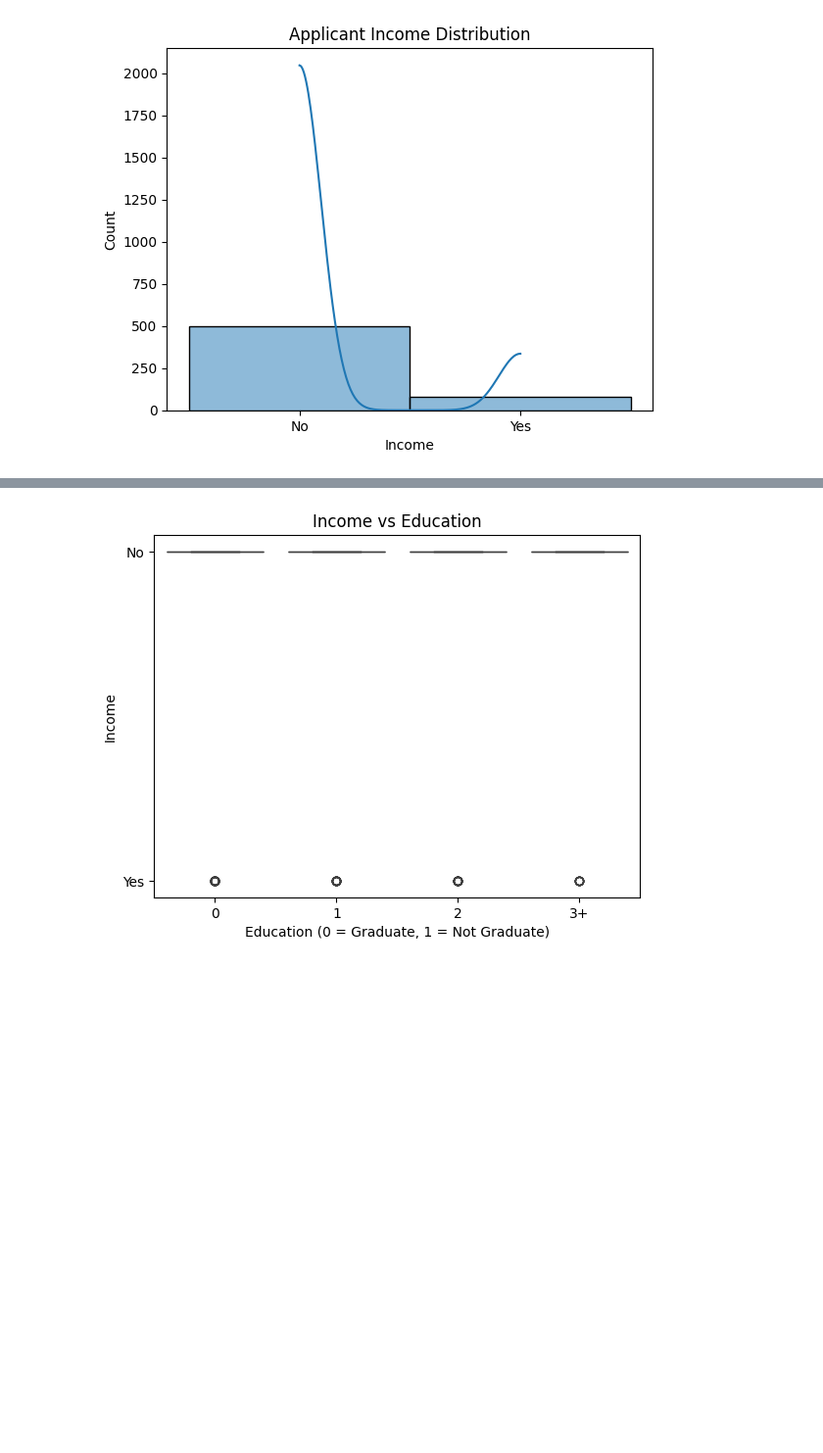
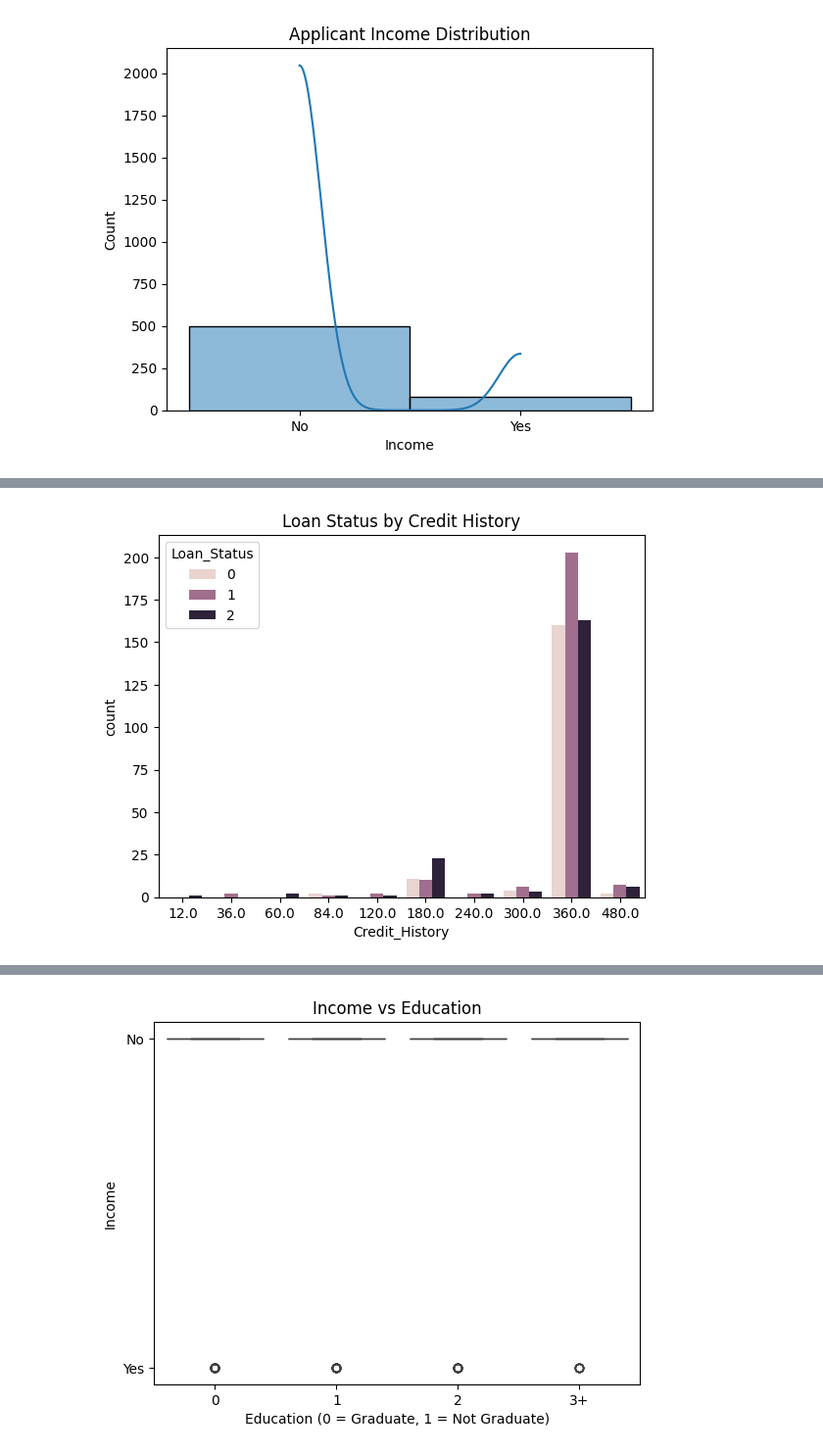
Before and after one commit to stalin-dalia/loan_prediction, a Jupyter notebook: loan.ipynb, the cells around one changed output, grey strips where cells are left out. Shown at 98% size. Drawn from its saved outputs; the diff is of its cells as text; code cells hidden in the pictures; blank space fills up the shorter version.

```diff
--- a/loan.ipynb
+++ b/loan.ipynb
@@ -153,0 +169,6 @@ plt.show()
+# %%
+sns.countplot(data=df, x='Credit_History', hue='Loan_Status')
+plt.title('Loan Status by Credit History')
+plt.show()
+# %% [output]
+[figure, added]
```
Also changed, not shown: parts of 6 cells of this notebook.
